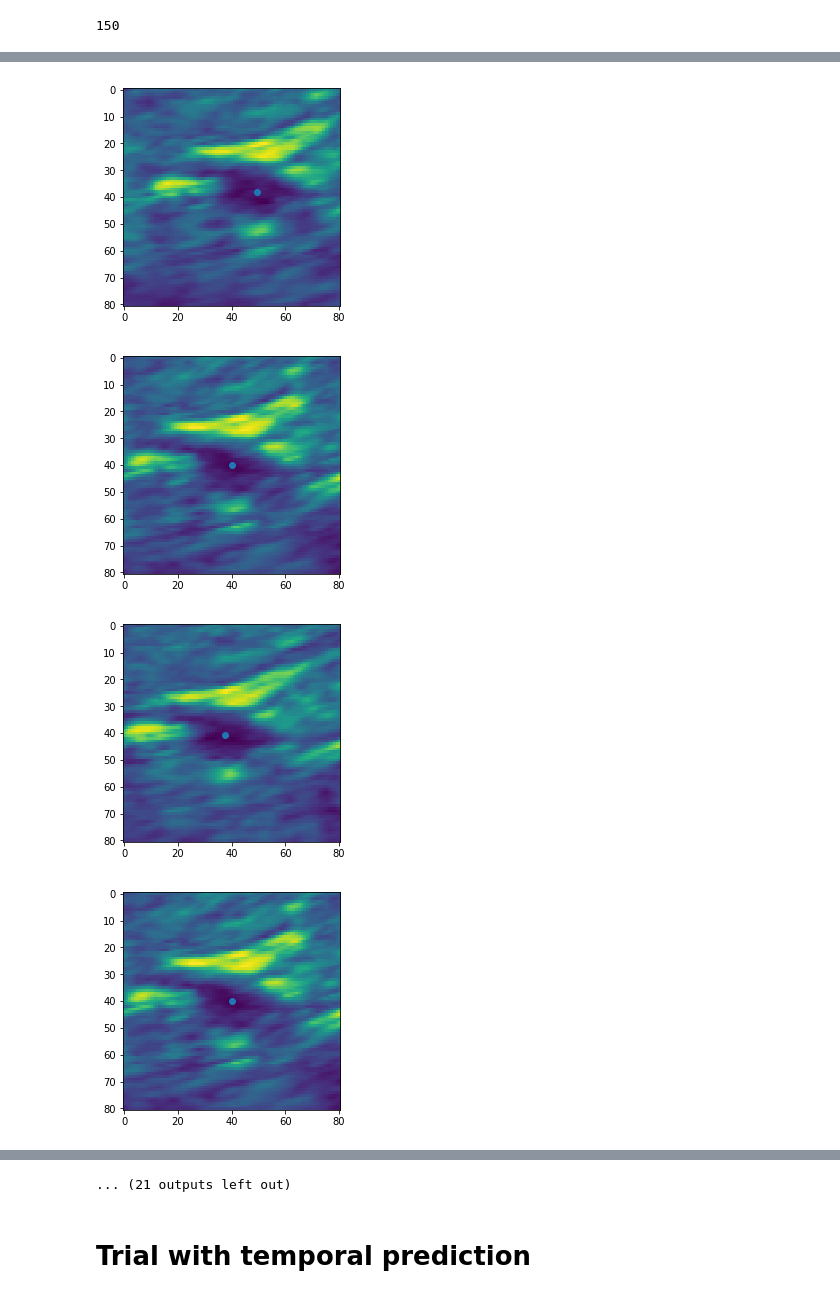
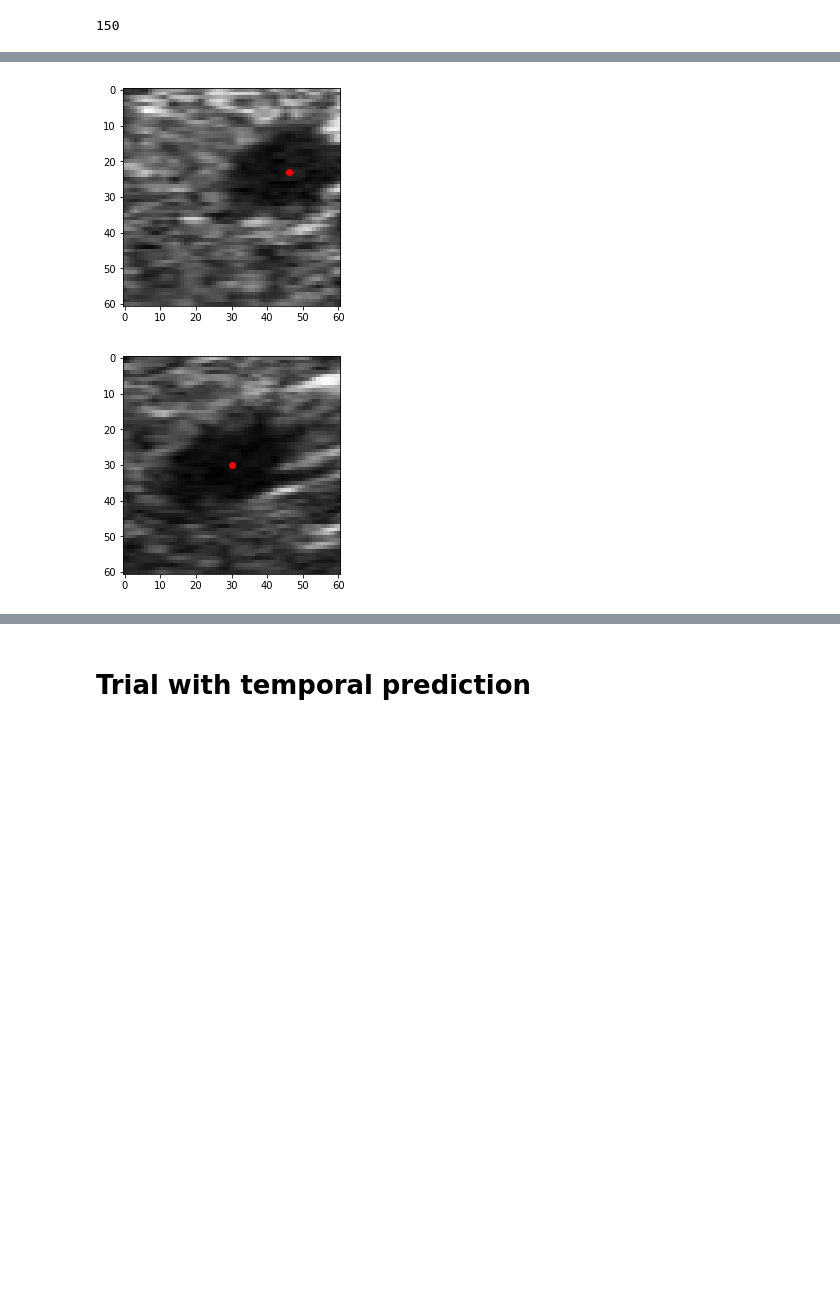
Before and after one commit to melanibe/USMotionTracking, a Jupyter notebook: global_tracking_notebook.ipynb, the cells around one changed output, grey strips where cells are left out. Cells and saved outputs as stored; diff of their text form; code cells hidden in the pictures; blank space fills up the shorter version.

```diff
--- a/global_tracking_notebook.ipynb
+++ b/global_tracking_notebook.ipynb
@@ -326,13 +325,11 @@ array([423.55864375, 215.8888305 ])
 # %%
-for i in range(0,32):
-    plt.imshow(batch_imgs[i])
-    plt.scatter(batch_labels[i, 0]-batch_centers[i,0]+40, batch_labels[i, 1]-batch_centers[i,1]+40)
+for i in range(0,1):
+    plt.imshow(batch_imgs[i], cmap='gray')
+    plt.scatter(batch_labels[i, 0]-batch_centers[i,0]+30, batch_labels[i, 1]-batch_centers[i,1]+30, color='red')
     plt.show()
-    plt.imshow(batch_imgs_init[i])
-    plt.scatter(40,40)
+    plt.imshow(batch_imgs_init[i], cmap='gray')
+    plt.scatter(30,30, color = 'red')
     plt.show()
 # %% [output]
-[figure, old version]
+[figure, new version]
-[figure, old version]
+[figure, new version]
-[figure, removed]
-[figure, removed]
@@ -347,4 +336,3 @@ for i in range(0,32):
-... (21 outputs left out)
 # %% [markdown]
 # Trial with temporal prediction
 # %%
```
Also changed, not shown: parts of 19 cells of this notebook, 3 other files.
